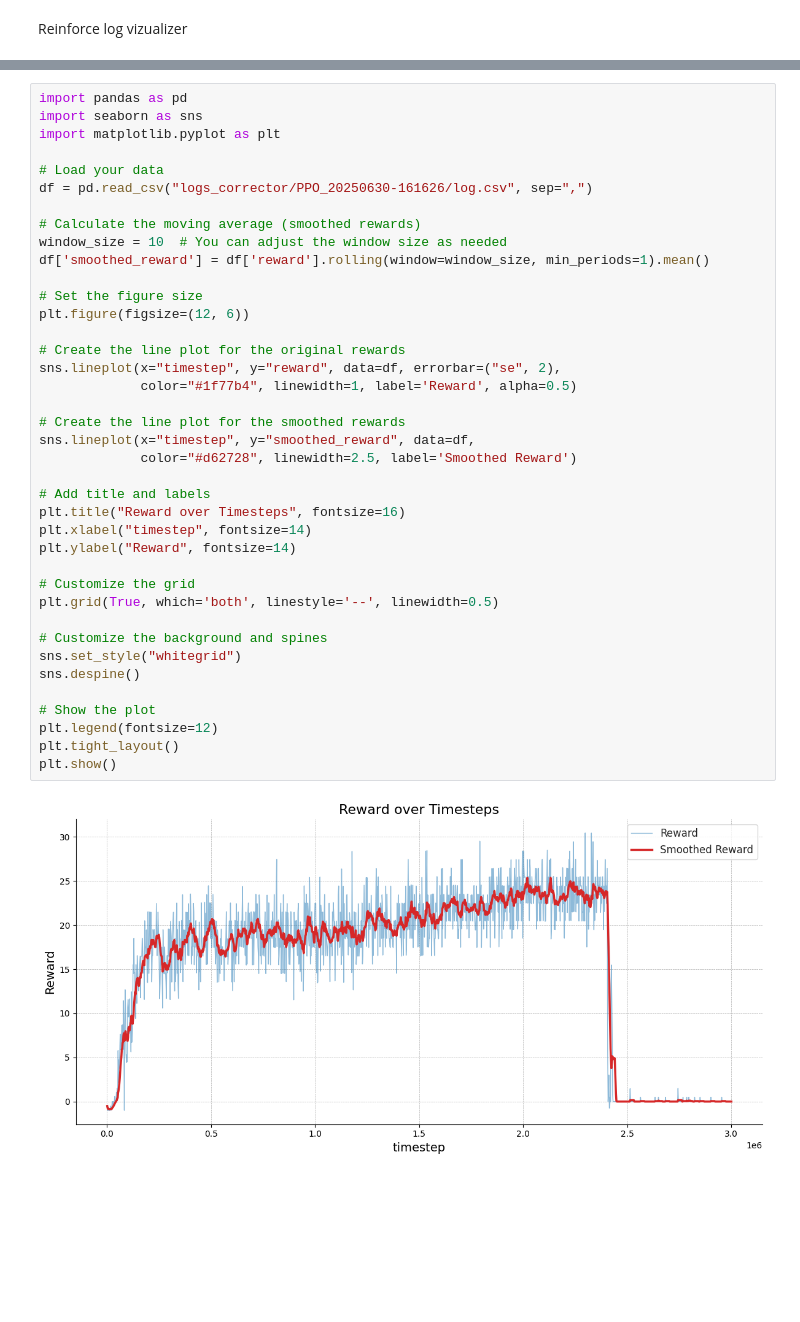
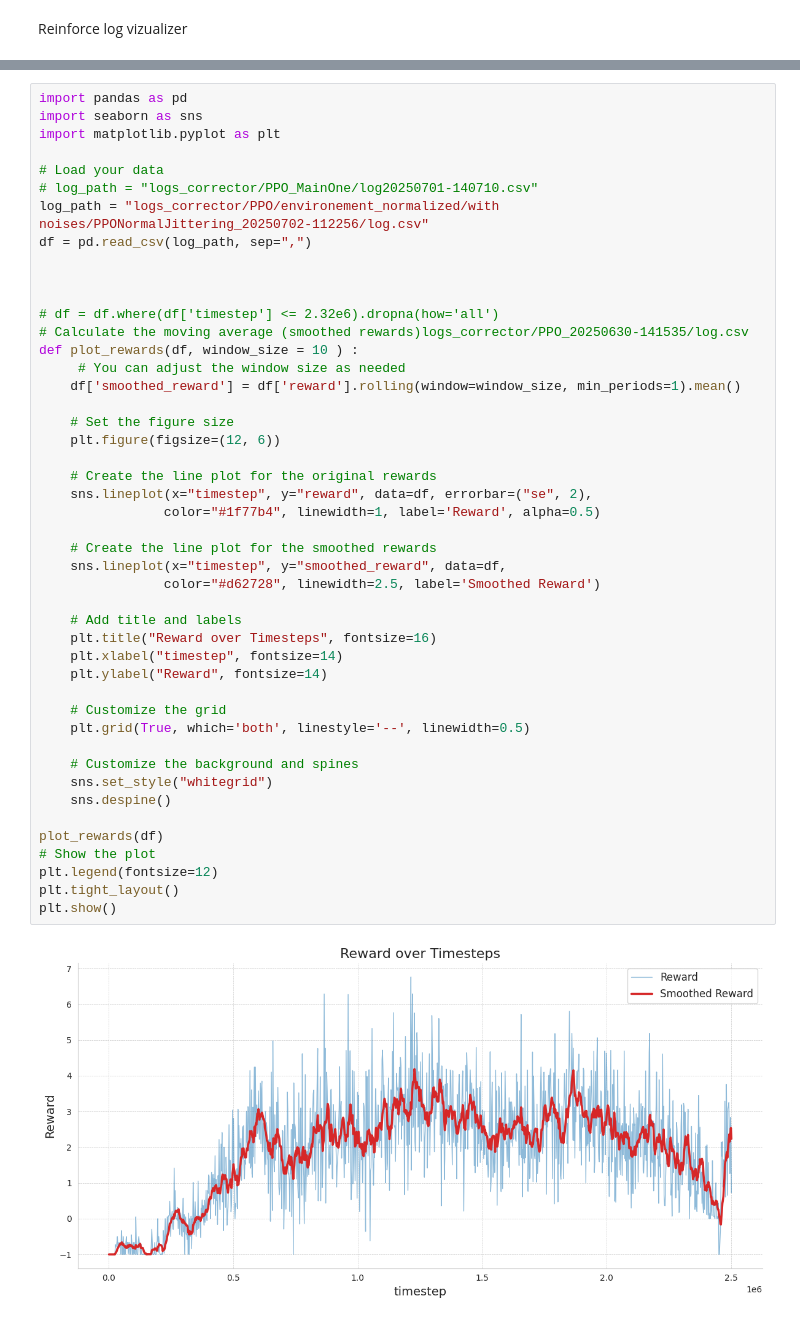
Before and after one commit to joaoMartinSaquet/SmartDartCorrector, a Jupyter notebook: viz.ipynb, the cells around one changed output, grey strips where cells are left out. Drawn from its saved outputs; the diff is of its cells as text; blank space fills up the shorter version.

```diff
--- a/viz.ipynb
+++ b/viz.ipynb
@@ -177,41 +3,48 @@ plt.show()
 # %%
 import pandas as pd
 import seaborn as sns
 import matplotlib.pyplot as plt
 
 # Load your data
-df = pd.read_csv("logs_corrector/PPO_20250630-161626/log.csv", sep=",")
+# log_path = "logs_corrector/PPO_MainOne/log20250701-140710.csv"
+log_path = "logs_corrector/PPO/environement_normalized/with noises/PPONormalJittering_20250702-112256/log.csv"
+df = pd.read_csv(log_path, sep=",")
 
-# Calculate the moving average (smoothed rewards)
-window_size = 10  # You can adjust the window size as needed
-df['smoothed_reward'] = df['reward'].rolling(window=window_size, min_periods=1).mean()
 
-# Set the figure size
-plt.figure(figsize=(12, 6))
 
-# Create the line plot for the original rewards
-sns.lineplot(x="timestep", y="reward", data=df, errorbar=("se", 2),
-             color="#1f77b4", linewidth=1, label='Reward', alpha=0.5)
+# df = df.where(df['timestep'] <= 2.32e6).dropna(how='all')
+# Calculate the moving average (smoothed rewards)logs_corrector/PPO_20250630-141535/log.csv
+def plot_rewards(df, window_size = 10 ) :
+     # You can adjust the window size as needed
+    df['smoothed_reward'] = df['reward'].rolling(window=window_size, min_periods=1).mean()
 
-# Create the line plot for the smoothed rewards
-sns.lineplot(x="timestep", y="smoothed_reward", data=df,
-             color="#d62728", linewidth=2.5, label='Smoothed Reward')
+    # Set the figure size
+    plt.figure(figsize=(12, 6))
 
-# Add title and labels
-plt.title("Reward over Timesteps", fontsize=16)
-plt.xlabel("timestep", fontsize=14)
-plt.ylabel("Reward", fontsize=14)
+    # Create the line plot for the original rewards
+    sns.lineplot(x="timestep", y="reward", data=df, errorbar=("se", 2),
+                color="#1f77b4", linewidth=1, label='Reward', alpha=0.5)
 
-# Customize the grid
-plt.grid(True, which='both', linestyle='--', linewidth=0.5)
+    # Create the line plot for the smoothed rewards
+    sns.lineplot(x="timestep", y="smoothed_reward", data=df,
+                color="#d62728", linewidth=2.5, label='Smoothed Reward')
 
-# Customize the background and spines
-sns.set_style("whitegrid")
-sns.despine()
+    # Add title and labels
+    plt.title("Reward over Timesteps", fontsize=16)
+    plt.xlabel("timestep", fontsize=14)
+    plt.ylabel("Reward", fontsize=14)
 
+    # Customize the grid
+    plt.grid(True, which='both', linestyle='--', linewidth=0.5)
+
+    # Customize the background and spines
+    sns.set_style("whitegrid")
+    sns.despine()
+
+plot_rewards(df)
 # Show the plot
 plt.legend(fontsize=12)
 plt.tight_layout()
 plt.show()
 # %% [output]
-[figure, old version]
+[figure, new version]
```
Also changed, not shown: parts of 8 cells of this notebook, 7 other files.
